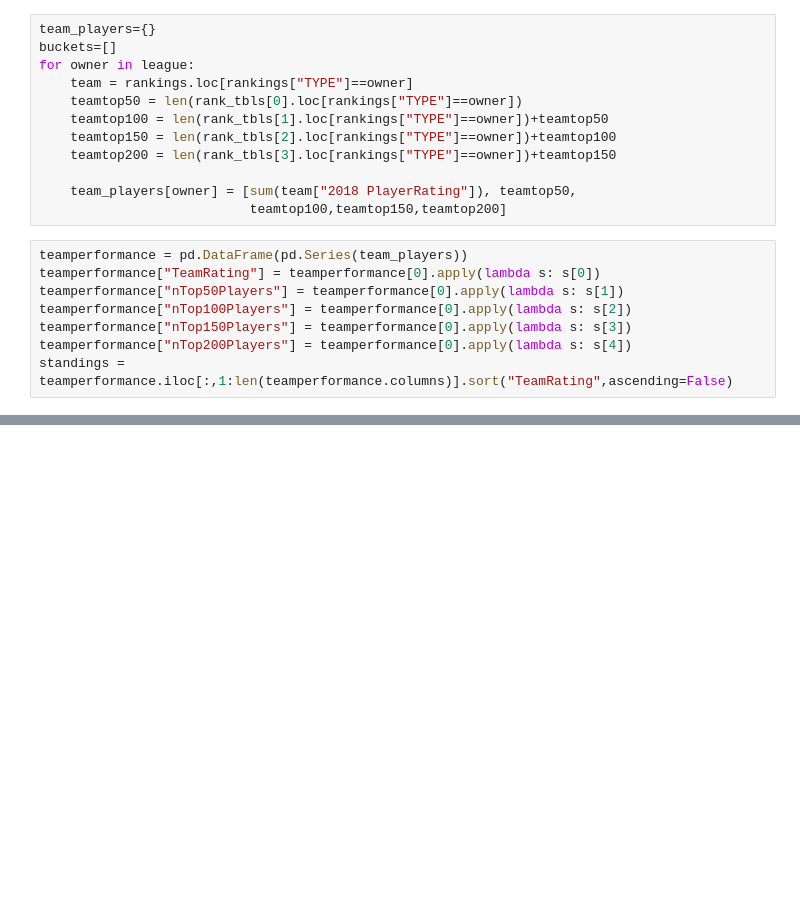
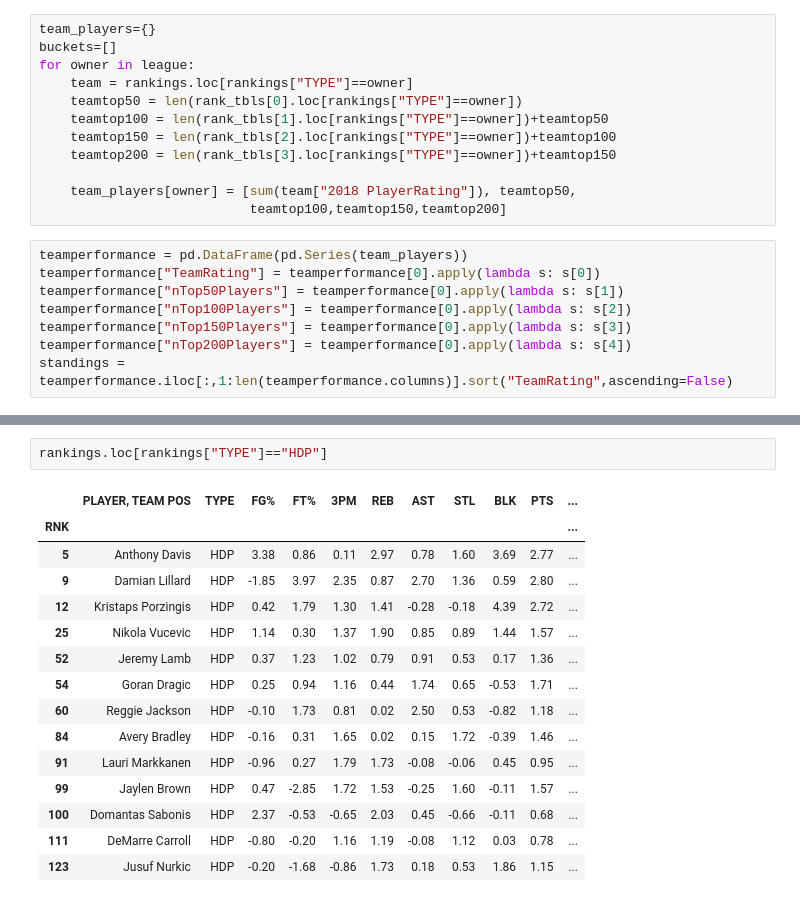
Before and after one commit to ewongz/espnfantasy, a Jupyter notebook: NBA Player Rank.ipynb, the cells around one changed output, grey strips where cells are left out. Saved outputs shown, nothing was run; the diff lists cells and outputs as text; blank space fills up the shorter version.

```diff
--- a/NBA Player Rank.ipynb
+++ b/NBA Player Rank.ipynb
@@ -89,0 +108,18 @@ rankings.loc[rankings["TYPE"]=="WONG"]
+# %%
+rankings.loc[rankings["TYPE"]=="HDP"]
+# %% [output]
+|  | PLAYER, TEAM POS | TYPE | FG% | FT% | 3PM | REB | AST | STL | BLK | PTS | ... |
+| RNK |  |  |  |  |  |  |  |  |  |  | ... |
+| 5 | Anthony Davis | HDP | 3.38 | 0.86 | 0.11 | 2.97 | 0.78 | 1.60 | 3.69 | 2.77 | ... |
+| 9 | Damian Lillard | HDP | -1.85 | 3.97 | 2.35 | 0.87 | 2.70 | 1.36 | 0.59 | 2.80 | ... |
+| 12 | Kristaps Porzingis | HDP | 0.42 | 1.79 | 1.30 | 1.41 | -0.28 | -0.18 | 4.39 | 2.72 | ... |
+| 25 | Nikola Vucevic | HDP | 1.14 | 0.30 | 1.37 | 1.90 | 0.85 | 0.89 | 1.44 | 1.57 | ... |
+| 52 | Jeremy Lamb | HDP | 0.37 | 1.23 | 1.02 | 0.79 | 0.91 | 0.53 | 0.17 | 1.36 | ... |
+| 54 | Goran Dragic | HDP | 0.25 | 0.94 | 1.16 | 0.44 | 1.74 | 0.65 | -0.53 | 1.71 | ... |
+| 60 | Reggie Jackson | HDP | -0.10 | 1.73 | 0.81 | 0.02 | 2.50 | 0.53 | -0.82 | 1.18 | ... |
+| 84 | Avery Bradley | HDP | -0.16 | 0.31 | 1.65 | 0.02 | 0.15 | 1.72 | -0.39 | 1.46 | ... |
+| 91 | Lauri Markkanen | HDP | -0.96 | 0.27 | 1.79 | 1.73 | -0.08 | -0.06 | 0.45 | 0.95 | ... |
+| 99 | Jaylen Brown | HDP | 0.47 | -2.85 | 1.72 | 1.53 | -0.25 | 1.60 | -0.11 | 1.57 | ... |
+| 100 | Domantas Sabonis | HDP | 2.37 | -0.53 | -0.65 | 2.03 | 0.45 | -0.66 | -0.11 | 0.68 | ... |
+| 111 | DeMarre Carroll | HDP | -0.80 | -0.20 | 1.16 | 1.19 | -0.08 | 1.12 | 0.03 | 0.78 | ... |
+| 123 | Jusuf Nurkic | HDP | -0.20 | -1.68 | -0.86 | 1.73 | 0.18 | 0.53 | 1.86 | 1.15 | ... |
```
Also changed, not shown: parts of 31 cells of this notebook.
